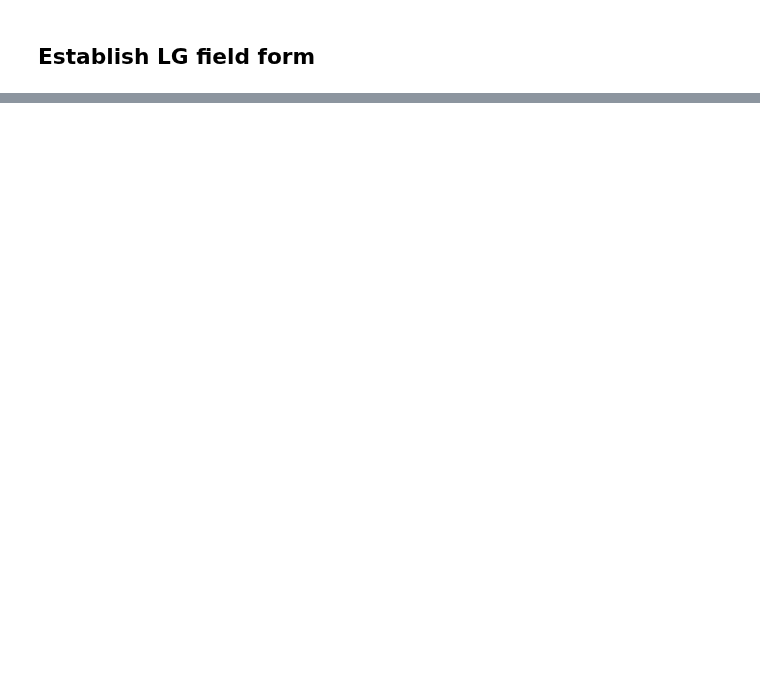
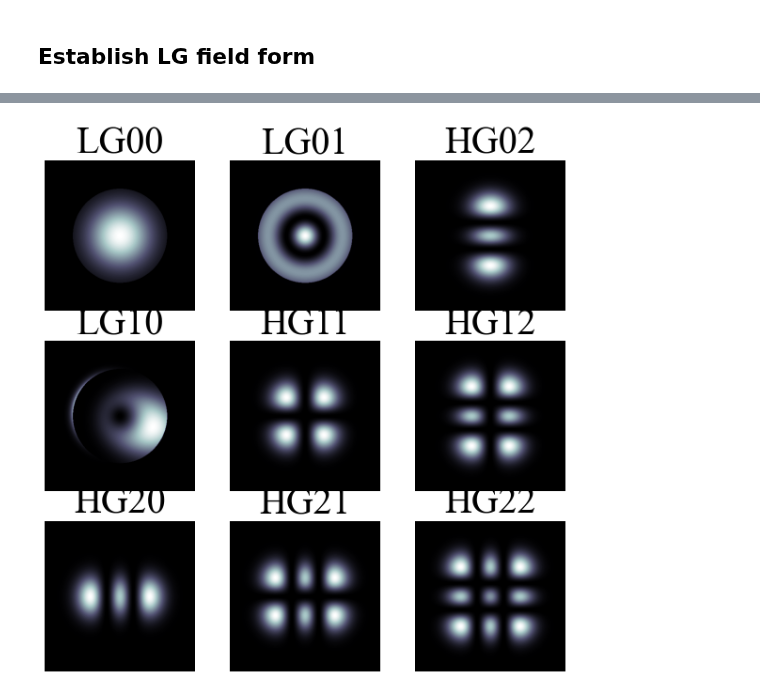
Before and after one commit to dancvan/dissertation, a Jupyter notebook: code/HGLG/beam_profiles.ipynb, the cells around one changed output, grey strips where cells are left out. Saved outputs shown, nothing was run; the diff lists cells and outputs as text; code cells hidden in the pictures; blank space fills up the shorter version.

```diff
--- a/code/HGLG/beam_profiles.ipynb
+++ b/code/HGLG/beam_profiles.ipynb
@@ -160,0 +180,4 @@ Type:      function
+# %%
+LG_zconst = lambda l, m, z, phi: z_const*np.exp(-1j*(-(l+2*m)*zeta(z)+(l*phi)))
+LG_poly= lambda l, m, rho_sqr, W_z_ : scispec.genlaguerre(m,l,monic=True)(2.0*rho_sqr/(W_z_**2))
+LGlm_field = lambda l, m , rho_sqr, phi, z, W_z_ : (((rho_sqr**.5)/W_z_)**l)*LG_poly(l,m,rho_sqr,W_z_)*exp1*exp2**LG_zconst(l,m,z,phi)
@@ -160,0 +194,41 @@ Type:      function
+# %%
+LG00 = LGlm_field(0,0,r_sqrd(X,Y),PHI, z, W_z(z))
+# %%
+LG10 = LGlm_field(1,0,r_sqrd(X,Y),PHI, z, W_z(z))
+# %%
+LG01 = LGlm_field(0,1,r_sqrd(X,Y),PHI, z, W_z(z))
+# %%
+fig1 , axs1 = plt.subplots(3,3, figsize=(10,10))
+axs1[0, 0].imshow(mode_prof(LG00), cmap='bone')
+axs1[0, 0].set_title("LG00")
+axs1[0, 0].axis("off")
+axs1[1, 0].imshow(mode_prof(LG10), cmap='bone')
+axs1[1, 0].set_title("LG10")
+axs1[1, 0].sharex(axs[0, 0])
+axs1[1, 0].axis("off")
+axs1[0, 1].imshow(mode_prof(LG01), cmap='bone')
+axs1[0, 1].set_title("LG01")
+axs1[0, 1].axis("off")
+axs1[1, 1].imshow(mode_prof(HG11)/mode_prof(HG11).max(), vmin=0, vmax = 1, cmap='bone')
+axs1[1, 1].set_title("HG11")
+axs1[1, 1].axis("off")
+axs1[2, 0].imshow(mode_prof(HG20)/mode_prof(HG20).max(), vmin=0, vmax = 1, cmap='bone')
+axs1[2, 0].set_title("HG20")
+axs1[2, 0].sharex(axs[0, 0])
+axs1[2, 0].axis("off")
+axs1[0, 2].imshow(mode_prof(HG20).T/mode_prof(HG20).max(), vmin=0, vmax = 1, cmap='bone')
+axs1[0, 2].set_title("HG02")
+axs1[0, 2].axis("off")
+axs1[2, 1].imshow(mode_prof(HG21)/mode_prof(HG21).max(), vmin=0, vmax = 1, cmap='bone')
+axs1[2, 1].set_title("HG21")
+axs1[2, 1].sharex(axs[1, 1])
+axs1[2, 1].axis("off")
+axs1[1, 2].imshow(mode_prof(HG21).T/mode_prof(HG21).max(), vmin=0, vmax = 1, cmap='bone')
+axs1[1, 2].set_title("HG12")
+axs1[1, 2].axis("off")
+axs1[2, 2].imshow(mode_prof(HG22)/mode_prof(HG22).max(), vmin=0, vmax = 1, cmap='bone')
+axs1[2, 2].set_title("HG22")
+axs1[2, 2].axis("off")
+fig.tight_layout()
+# %% [output]
+[figure, added]
```
Also changed, not shown: parts of 10 cells of this notebook.
